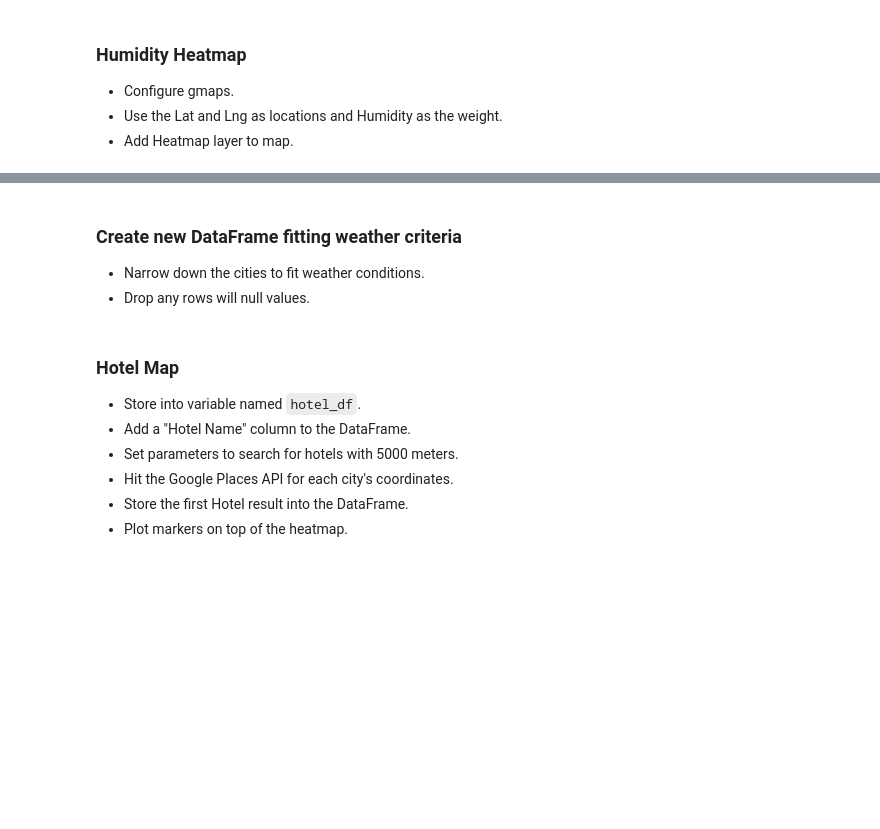
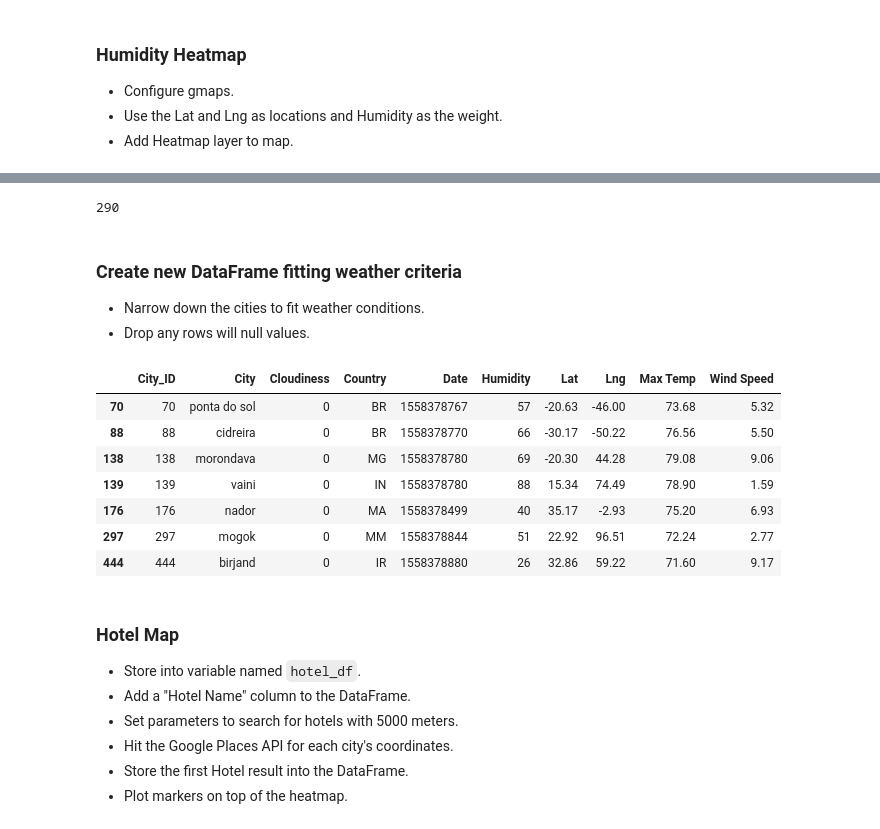
Before and after one commit to tingjennings/HW6_python-api-challenge, a Jupyter notebook: starter_code/VacationPy.ipynb, the cells around one changed output, grey strips where cells are left out. Drawn from its saved outputs; the diff is of its cells as text; code cells hidden in the pictures; blank space fills up the shorter version.

```diff
--- a/starter_code/VacationPy.ipynb
+++ b/starter_code/VacationPy.ipynb
@@ -60,3 +86,6 @@ city_df
 | 546 | 546 | novyy urgal | 100 | RU | 1558378899 | 93 | 51.07 | 132.56 | 49.74 | 2.68 |
 | 547 | 547 | tongren | 4 | CN | 1558378899 | 64 | 27.72 | 109.18 | 55.86 | 2.84 |
 548 rows × 10 columns
+# %%
+weather_data = pd.read_csv("../output_data/cities.csv")
+weather_data
@@ -68,7 +136,38 @@ city_df
+# %%
+# Plot Heatmap
+fig = gmaps.figure(center=(46.0, -5.0), zoom_level=2)
+max_intensity = np.max(humidity)
+
+# Create heat layer
+heat_layer = gmaps.heatmap_layer(locations, weights = humidity, dissipating=False, max_intensity=100, point_radius=3)
+
+# Add layer
+fig.add_layer(heat_layer)
+
+# Display figure
+fig
+max_intensity
+# %% [output]
+290
 # %% [markdown]
 ### Create new DataFrame fitting weather criteria
 * Narrow down the cities to fit weather conditions.
 * Drop any rows will null values.
+# %%
+# Narrow down the cities with wind speed less than 10 mph, cloudiness equals to 0 and max temp between 60 and 80
+narrowed_city_df = weather_data.loc[(weather_data["Wind Speed"] <= 10) & (weather_data["Cloudiness"] == 0) & \
+                                   (weather_data["Max Temp"] >= 70) & (weather_data["Max Temp"] <= 80)].dropna()
+
+narrowed_city_df
+# %% [output]
+|  | City_ID | City | Cloudiness | Country | Date | Humidity | Lat | Lng | Max Temp | Wind Speed |
+| 70 | 70 | ponta do sol | 0 | BR | 1558378767 | 57 | -20.63 | -46.00 | 73.68 | 5.32 |
+| 88 | 88 | cidreira | 0 | BR | 1558378770 | 66 | -30.17 | -50.22 | 76.56 | 5.50 |
+| 138 | 138 | morondava | 0 | MG | 1558378780 | 69 | -20.30 | 44.28 | 79.08 | 9.06 |
+| 139 | 139 | vaini | 0 | IN | 1558378780 | 88 | 15.34 | 74.49 | 78.90 | 1.59 |
+| 176 | 176 | nador | 0 | MA | 1558378499 | 40 | 35.17 | -2.93 | 75.20 | 6.93 |
+| 297 | 297 | mogok | 0 | MM | 1558378844 | 51 | 22.92 | 96.51 | 72.24 | 2.77 |
+| 444 | 444 | birjand | 0 | IR | 1558378880 | 26 | 32.86 | 59.22 | 71.60 | 9.17 |
 # %% [markdown]
 ### Hotel Map
 * Store into variable named `hotel_df`.
```
Also changed, not shown: parts of 12 cells of this notebook, 18 other files.
